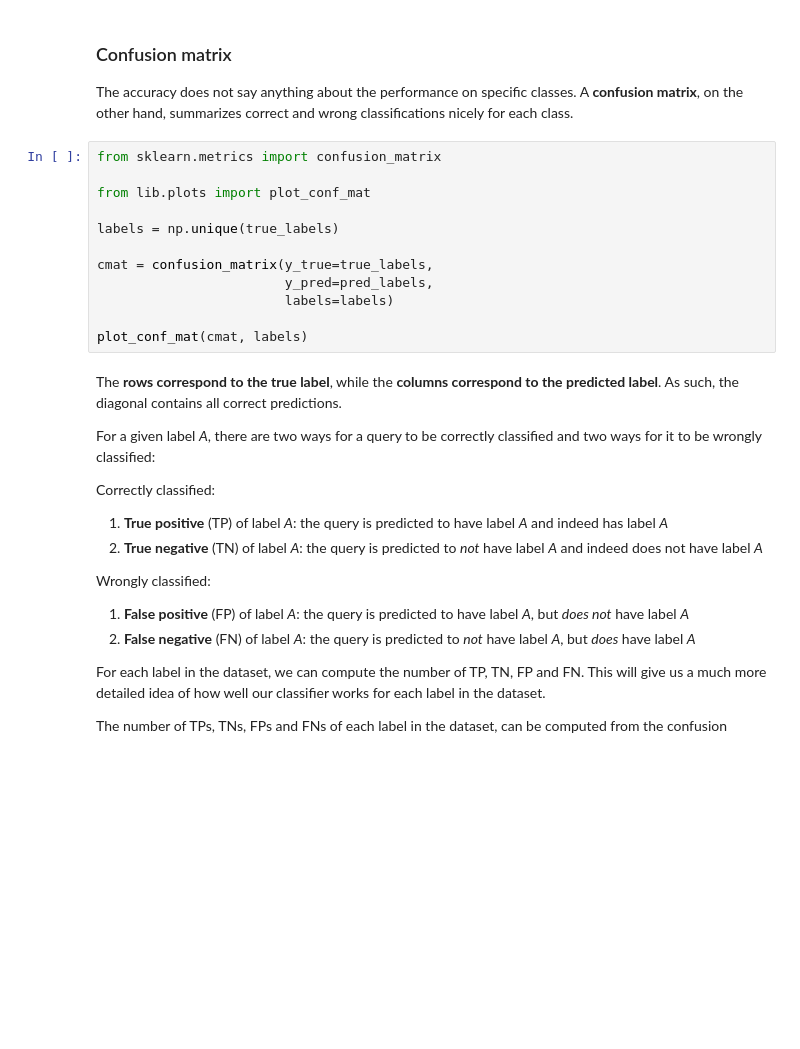
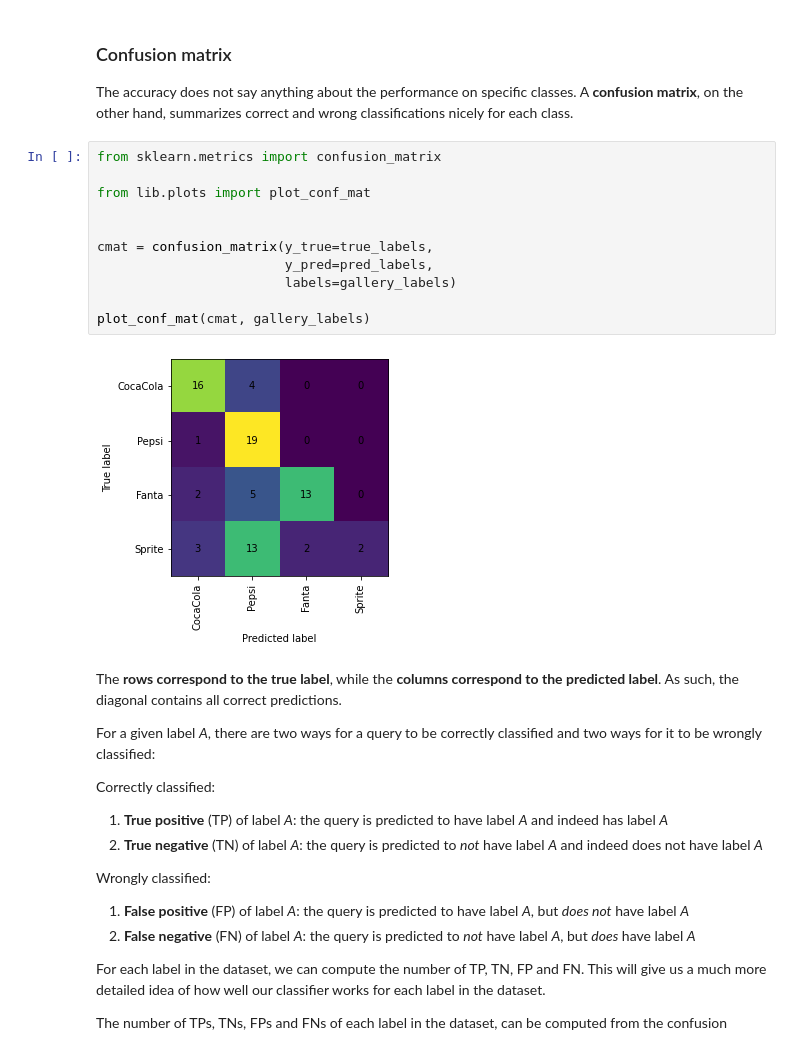
Before and after one commit to florisdf/maibi_cv, a Jupyter notebook: 2_classification/2_evaluation_metrics.ipynb, the cells around one changed output. Saved outputs shown, nothing was run; the diff lists cells and outputs as text; blank space fills up the shorter version.

```diff
--- a/2_classification/2_evaluation_metrics.ipynb
+++ b/2_classification/2_evaluation_metrics.ipynb
@@ -47,15 +46,16 @@ The accuracy does not say anything about the performance on specific classes. A
 # %%
 from sklearn.metrics import confusion_matrix
 
 from lib.plots import plot_conf_mat
 
-labels = np.unique(true_labels)
 
 cmat = confusion_matrix(y_true=true_labels,
                         y_pred=pred_labels,
-                        labels=labels)
+                        labels=gallery_labels)
 
-plot_conf_mat(cmat, labels)
+plot_conf_mat(cmat, gallery_labels)
+# %% [output]
+[figure, added]
 # %% [markdown]
 The **rows correspond to the true label**, while the **columns correspond to the predicted label**. As such, the diagonal contains all correct predictions.
 
```
Also changed, not shown: parts of 7 cells of this notebook, 6 other files.
